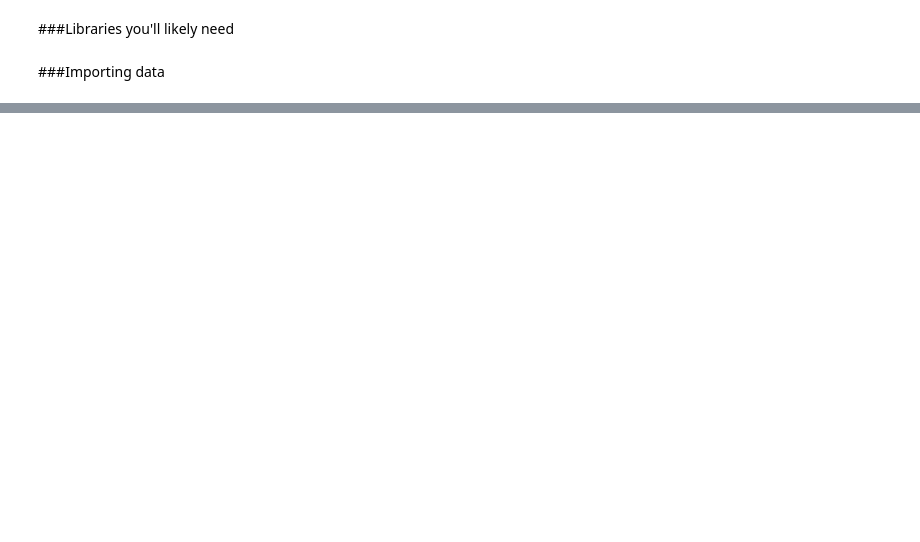
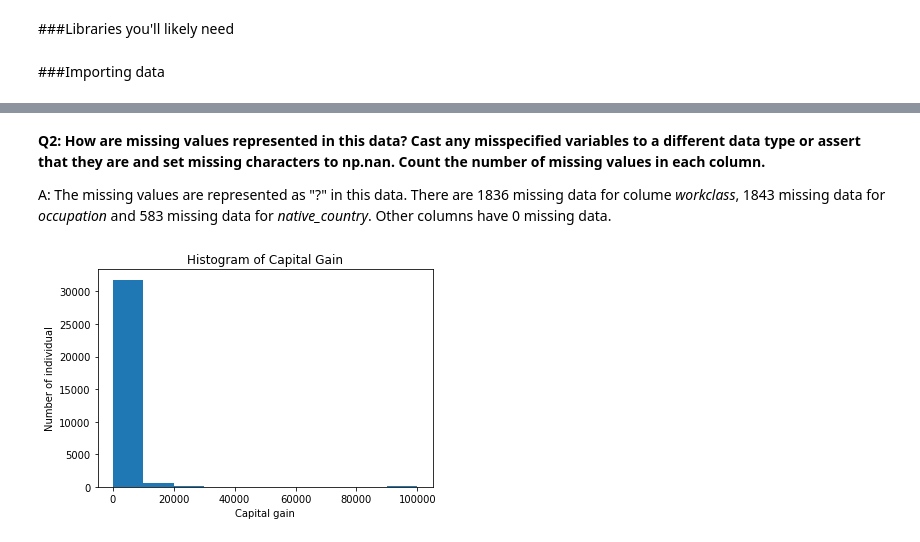
Before and after one commit to Tiffany0410/JSC270_Assg2, a Jupyter notebook: JSC270_Assignment2.ipynb, the cells around one changed output, grey strips where cells are left out. Saved outputs shown, nothing was run; the diff lists cells and outputs as text; code cells hidden in the pictures; blank space fills up the shorter version.

```diff
--- a/JSC270_Assignment2.ipynb
+++ b/JSC270_Assignment2.ipynb
@@ -18,0 +46,5 @@ income94.columns = ['age','workclass', 'fnlwgt','education','education_num','mar
+# %%
+# Q2: Replacing missing values
+income94.value_counts()
+income94 = income94.replace(" ?", np.nan)
+income94
@@ -18,0 +85,13 @@ income94.columns = ['age','workclass', 'fnlwgt','education','education_num','mar
+# %% [markdown]
+**Q2: How are missing values represented in this data? Cast any misspecified variables to a different data type or assert that they are and set missing characters to np.nan. Count the number of missing values in each column.**
+
+A: The missing values are represented as "?" in this data. There are 1836 missing data for colume _workclass_, 1843 missing data for _occupation_ and 583 missing data for _native_country_. Other columns have 0 missing data.
+# %%
+# Q3: Distribution of capital_gain
+plt.hist(income94.capital_gain)
+plt.title('Histogram of Capital Gain')
+plt.xlabel('Capital gain')
+plt.ylabel('Number of individual')
+plt.show()
+# %% [output]
+[figure, added]
```
Also changed, not shown: parts of 9 cells of this notebook.
